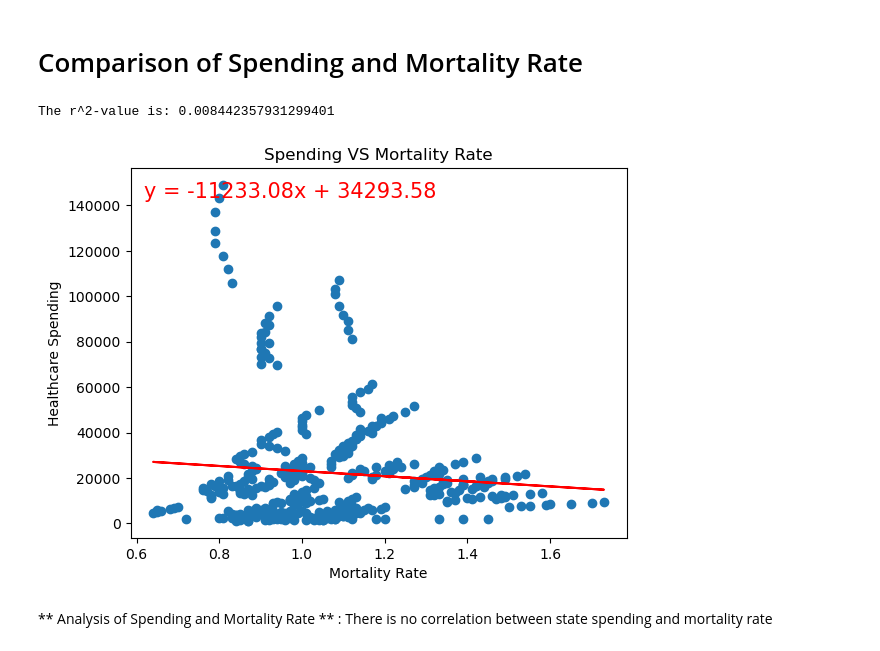
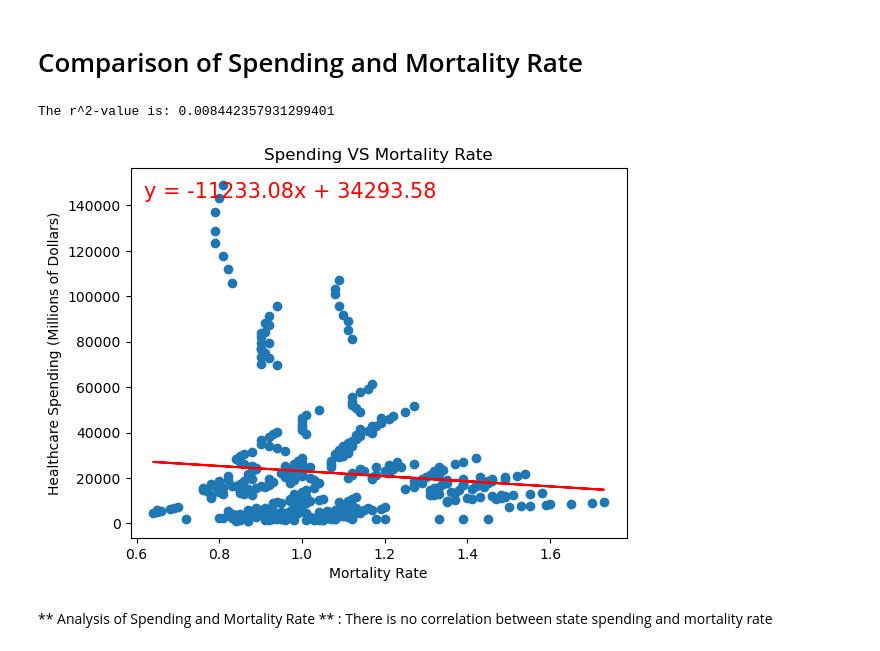
Before and after one commit to fuijo/Team-3-The-Outliers, a Jupyter notebook: MortalityCalculations.ipynb, the cells around one changed output. Drawn from its saved outputs; the diff is of its cells as text; code cells hidden in the pictures.

```diff
--- a/MortalityCalculations.ipynb
+++ b/MortalityCalculations.ipynb
@@ -76,11 +76,11 @@ SumSpenddf = SumSpenddf.sum()
 # %%
 #create the graphs
 #Define ScatPlotandReg creates a scatter plot with a linear Regression show as well as an Rsquared value
 #Inputs: takes 2 data series, your x and y coordinates, labels for  the axises and a title
 #Output shows and saves a scatterplot
-ScatPlotandReg(Mortatlitydf['Mortality Rate'],SumSpenddf['Cost'],"Mortality Rate","Healthcare Spending","Spending VS Mortality Rate","SpendingVSMortality")
+ScatPlotandReg(Mortatlitydf['Mortality Rate'],SumSpenddf['Cost'],"Mortality Rate","Healthcare Spending (Millions of Dollars)","Spending VS Mortality Rate","SpendingVSMortality")
 # %% [output]
 The r^2-value is: 0.008442357931299401
-[figure, old version]
+[figure, new version]
 # %% [markdown]
 ** Analysis of Spending and Mortality Rate ** : There is no correlation between state spending and mortality rate
```
Also changed, not shown: 15 other files.
